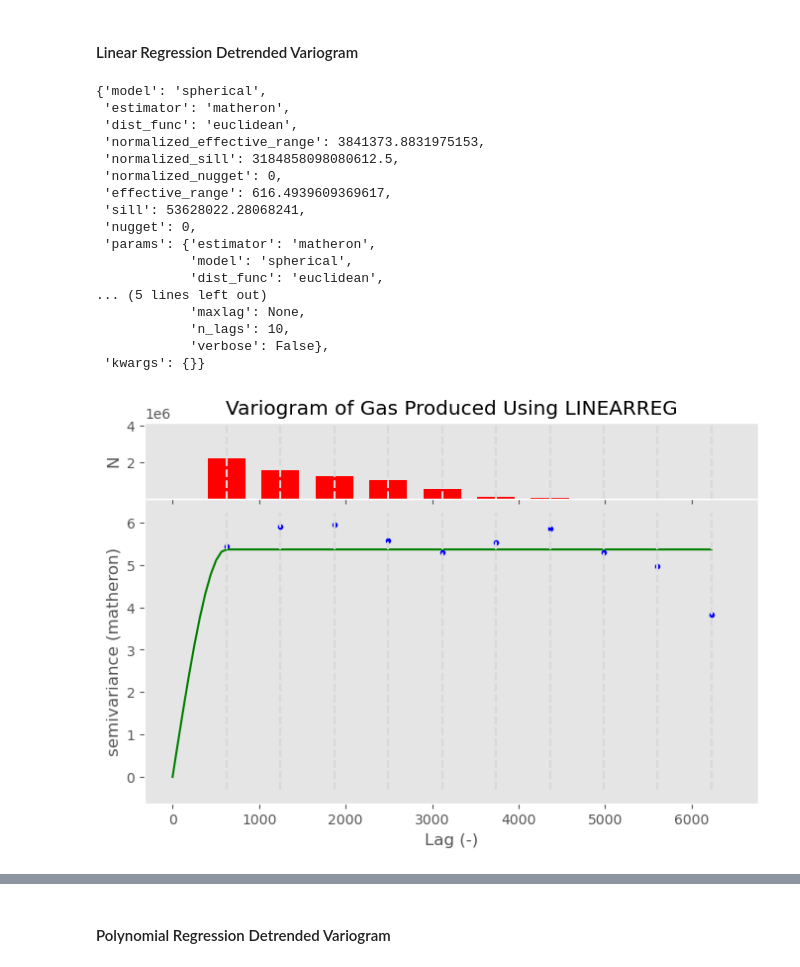
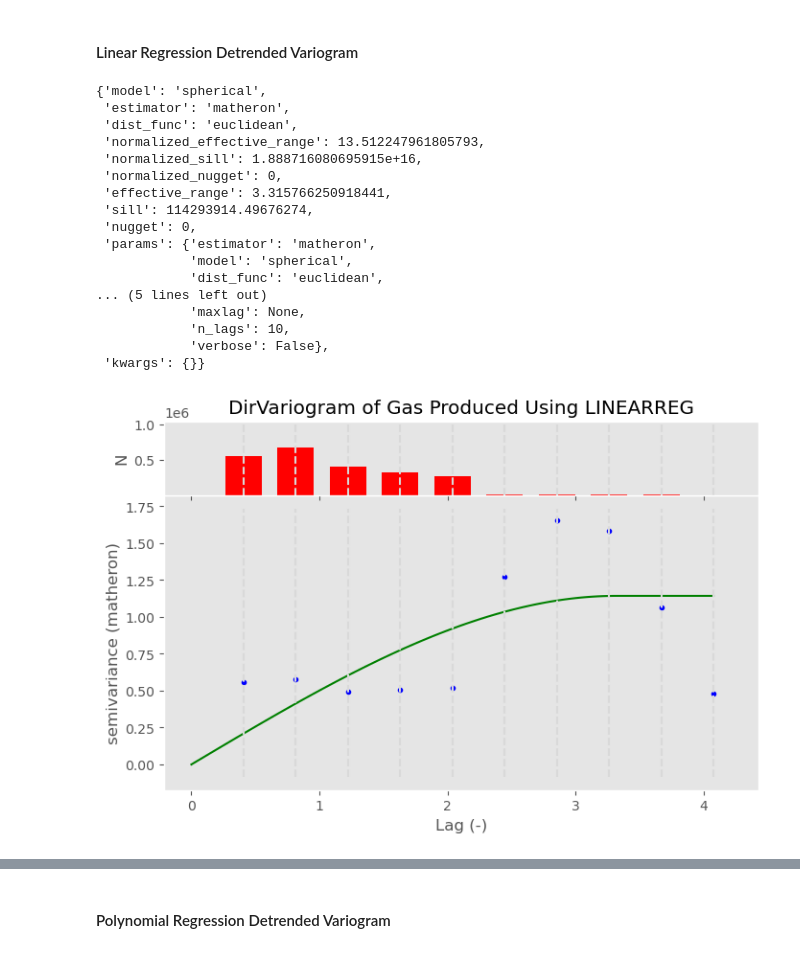
Before and after one commit to mrhussaink7/nys-gas-potential, a Jupyter notebook: code/model_development.ipynb, the cells around one changed output, grey strips where cells are left out. Drawn from its saved outputs; the diff is of its cells as text; code cells hidden in the pictures.

```diff
--- a/code/model_development.ipynb
+++ b/code/model_development.ipynb
@@ -203,46 +157,48 @@ plt.close()
 #### Linear Regression Detrended Variogram
 # %%
 df = df_saved.copy()
-coordinates = np.array(df[['longitude', 'latitude', 'depth']])
-target = np.array(df['gas_prod'])
+coordinates = np.array(df[['longitude','latitude']].values)
+target = np.array(df['gas_prod'].values)
 
 reg = LinearRegression().fit(coordinates, target)
 trend = reg.predict(coordinates)
 detrended_gas = target - trend
 
-gas_variogram = Variogram(coordinates=coordinates, values=detrended_gas)
-pprint.pp(gas_variogram.describe())
+test_variogram = DirectionalVariogram(
+    coordinates=coordinates,
+    values=detrended_gas)
+pprint.pp(test_variogram.describe())
 
-gas_variogram.plot()
-plt.title('Variogram of Gas Produced Using LINEARREG')
+test_variogram.plot()
+plt.title('DirVariogram of Gas Produced Using LINEARREG')
 plt.show()
 plt.close()
 
 fig, ax = plt.subplots(1, figsize=(8,5))
-corr_plot = ax.scatter(np.array(df['longitude']), np.array(df['latitude']),
-                       s=50, c=np.array(detrended_gas), cmap='plasma', alpha=0.7)
+corr_plot = ax.scatter(coordinates[:,0], coordinates[:,1],
+                       s=50, c=detrended_gas, cmap='plasma', alpha=0.7)
 plt.colorbar(corr_plot).set_label('Gas Production (Barrels)')
-plt.title('Flattened Overview of Detrended Gas Production')
+plt.title('Gas Production After Linear Regression Detrend')
 plt.xlabel('Longitude')
 plt.ylabel('Latitude')
 plt.show()
 plt.close()
 # %% [output]
 {'model': 'spherical',
  'estimator': 'matheron',
  'dist_func': 'euclidean',
- 'normalized_effective_range': 3841373.8831975153,
- 'normalized_sill': 3184858098080612.5,
+ 'normalized_effective_range': 13.512247961805793,
+ 'normalized_sill': 1.888716080695915e+16,
  'normalized_nugget': 0,
- 'effective_range': 616.4939609369617,
- 'sill': 53628022.28068241,
+ 'effective_range': 3.315766250918441,
+ 'sill': 114293914.49676274,
  'nugget': 0,
  'params': {'estimator': 'matheron',
             'model': 'spherical',
             'dist_func': 'euclidean',
 ... (5 lines left out)
             'maxlag': None,
             'n_lags': 10,
             'verbose': False},
  'kwargs': {}}
-[figure, old version]
+[figure, new version]
```
Also changed, not shown: parts of 31 cells of this notebook, 1 other file.
